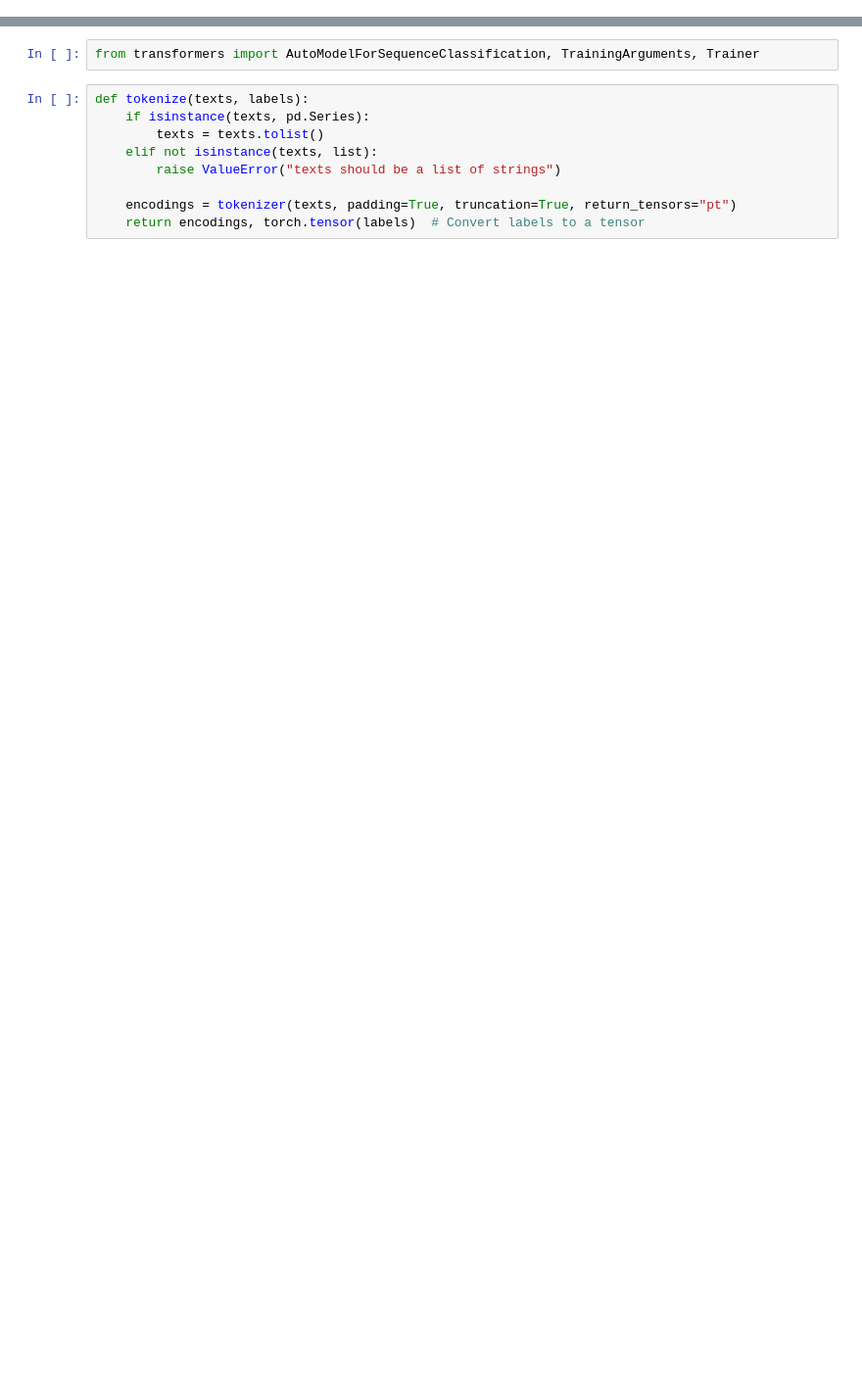
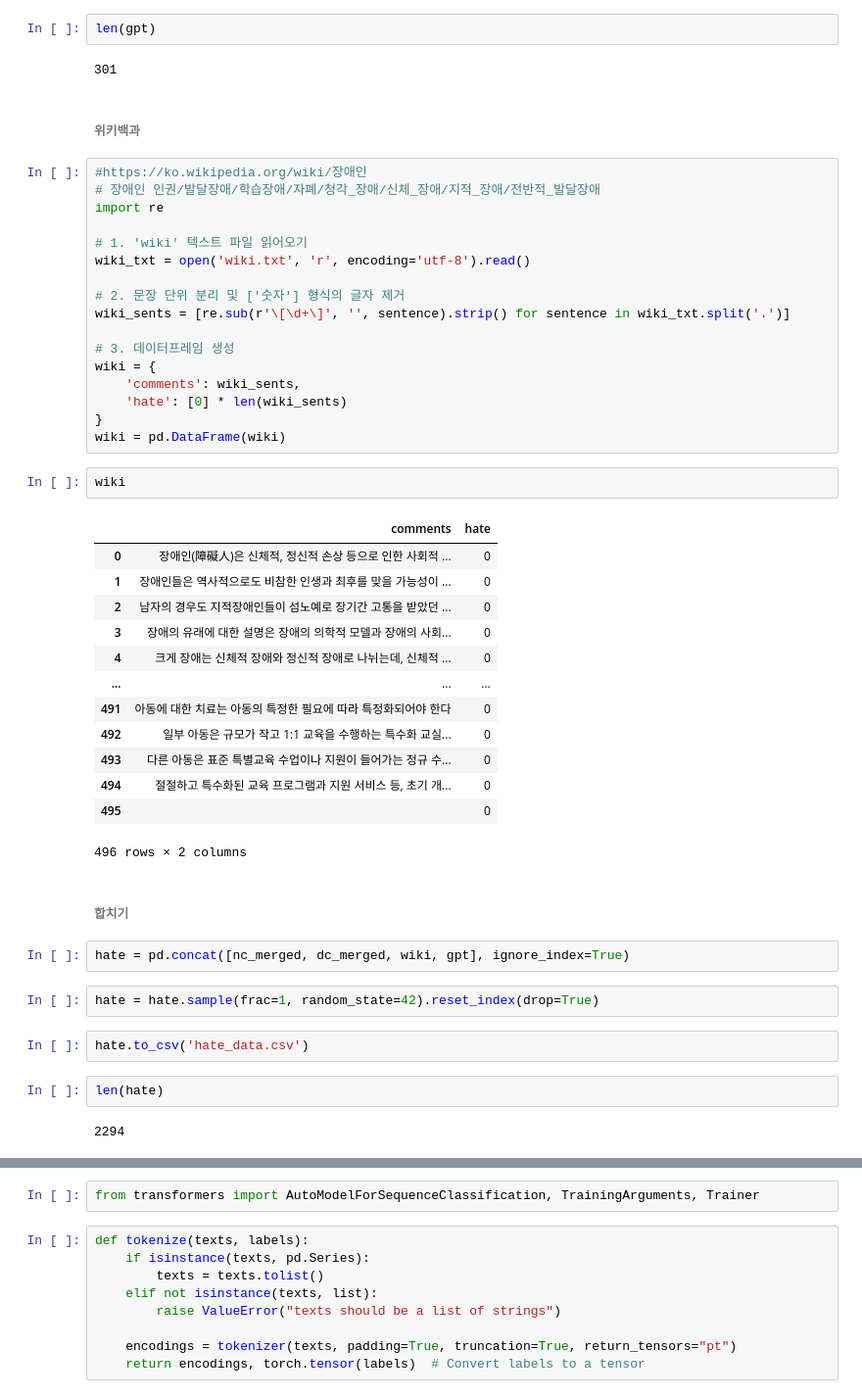
Before and after one commit to neinlee/Abelism-Miner_underline, a Jupyter notebook: ableism-miner_model.ipynb, the cells around one changed output, grey strips where cells are left out. Shown at 98% size. Drawn from its saved outputs; the diff is of its cells as text; blank space fills up the shorter version.

```diff
--- a/ableism-miner_model.ipynb
+++ b/ableism-miner_model.ipynb
@@ -14 +89,52 @@ df = pd.concat([df1[['comments', 'hate']], df2,])
+# %%
+len(gpt)
+# %% [output]
+301
+# %% [markdown]
+###### 위키백과
+# %%
+#https://ko.wikipedia.org/wiki/장애인
+# 장애인 인권/발달장애/학습장애/자폐/청각_장애/신체_장애/지적_장애/전반적_발달장애
+import re
+
+# 1. 'wiki' 텍스트 파일 읽어오기
+wiki_txt = open('wiki.txt', 'r', encoding='utf-8').read()
+
+# 2. 문장 단위 분리 및 ['숫자'] 형식의 글자 제거
+wiki_sents = [re.sub(r'\[\d+\]', '', sentence).strip() for sentence in wiki_txt.split('.')]
+
+# 3. 데이터프레임 생성
+wiki = {
+    'comments': wiki_sents,
+    'hate': [0] * len(wiki_sents)
+}
+wiki = pd.DataFrame(wiki)
+# %%
+wiki
+# %% [output]
+|  | comments | hate |
+| 0 | 장애인(障礙人)은 신체적, 정신적 손상 등으로 인한 사회적 ... | 0 |
+| 1 | 장애인들은 역사적으로도 비참한 인생과 최후를 맞을 가능성이 ... | 0 |
+| 2 | 남자의 경우도 지적장애인들이 섬노예로 장기간 고통을 받았던 ... | 0 |
+| 3 | 장애의 유래에 대한 설명은 장애의 의학적 모델과 장애의 사회... | 0 |
+| 4 | 크게 장애는 신체적 장애와 정신적 장애로 나뉘는데, 신체적 ... | 0 |
+| ... | ... | ... |
+| 491 | 아동에 대한 치료는 아동의 특정한 필요에 따라 특정화되어야 한다 | 0 |
+| 492 | 일부 아동은 규모가 작고 1:1 교육을 수행하는 특수화 교실... | 0 |
+| 493 | 다른 아동은 표준 특별교육 수업이나 지원이 들어가는 정규 수... | 0 |
+| 494 | 절절하고 특수화된 교육 프로그램과 지원 서비스 등, 초기 개... | 0 |
+| 495 |  | 0 |
+496 rows × 2 columns
+# %% [markdown]
+###### 합치기
+# %%
+hate = pd.concat([nc_merged, dc_merged, wiki, gpt], ignore_index=True)
+# %%
+hate = hate.sample(frac=1, random_state=42).reset_index(drop=True)
+# %%
+hate.to_csv('hate_data.csv')
+# %%
+len(hate)
+# %% [output]
+2294
 # %% [markdown]
```
Also changed, not shown: parts of 44 cells of this notebook.
